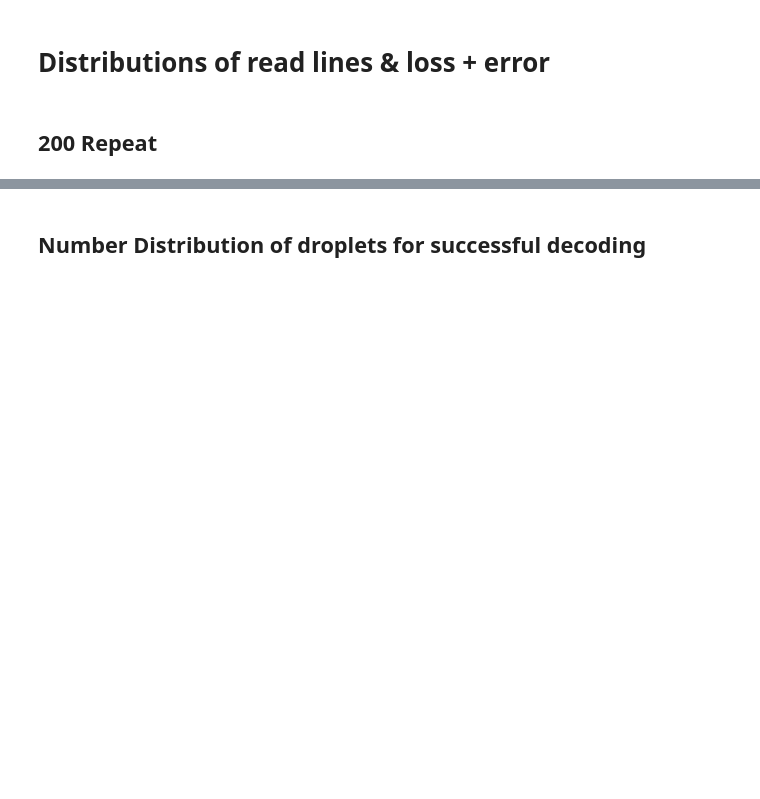
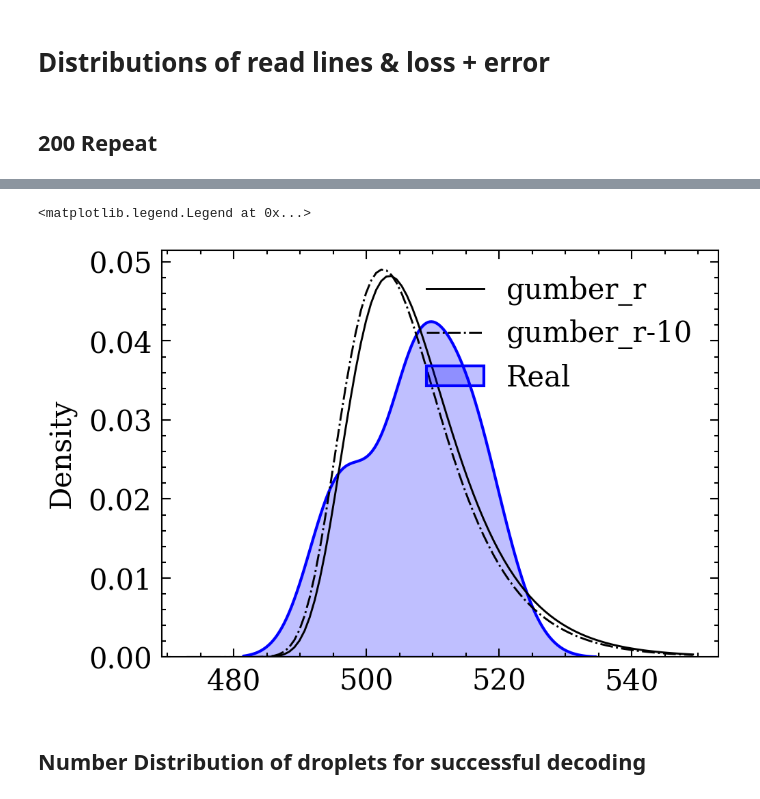
Before and after one commit to folip/SOSDNA, a Jupyter notebook: Encoding Design.ipynb, the cells around one changed output, grey strips where cells are left out. Cells and saved outputs as stored; diff of their text form; code cells hidden in the pictures; blank space fills up the shorter version.

```diff
--- a/Encoding Design.ipynb
+++ b/Encoding Design.ipynb
@@ -9,10 +9,11 @@ from Fountain_analyzer import error_profile,  FT_Analyzer
 
 import matplotlib.pyplot as plt
 import seaborn as sns
+from scipy.stats import gumbel_r, poisson
+
 import numpy as np
 import logging
 logging.getLogger().setLevel(logging.CRITICAL)
-plt.style.use(['science','no-latex'])
 # plt.rcParams['savefig.dpi'] = 300
 plt.rcParams['figure.dpi'] = 300
 
@@ -44,3 +44,26 @@ Alpha: 0.3, chunk_size: 20, rs_length: 2, information_density: 0.6993
+# %%
+data = np.array(FA.decode_lines)
+
+hist(data,'Real',color = 'blue')
+
+loc, scale = gumbel_r.fit(data)
+X = np.linspace(loc-4*scale, loc+6*scale, 100)
+
+Y = gumbel_r.pdf(X, loc, scale)
+plt.plot(X,Y,label = 'gumber_r',color = 'black', linestyle = '-',linewidth = 0.7)
+
+
+loc, scale = gumbel_r.fit(data[:10])
+Y = gumbel_r.pdf(X, loc, scale)
+plt.plot(X,Y,label = 'gumber_r-10',color = 'black', linestyle = '-.',linewidth = 0.7)
+
+# plt.xlabel('number of droplets for decoding')
+# plt.ylabel('frequency')
+# plt.tick_params(labelsize=9)
+plt.legend()
+# %% [output]
+<matplotlib.legend.Legend at 0x...>
+[figure, added]
 # %% [markdown]
 ## Number Distribution of droplets for successful decoding
 # %%
```
Also changed, not shown: parts of 2 cells of this notebook, 1 other file.
